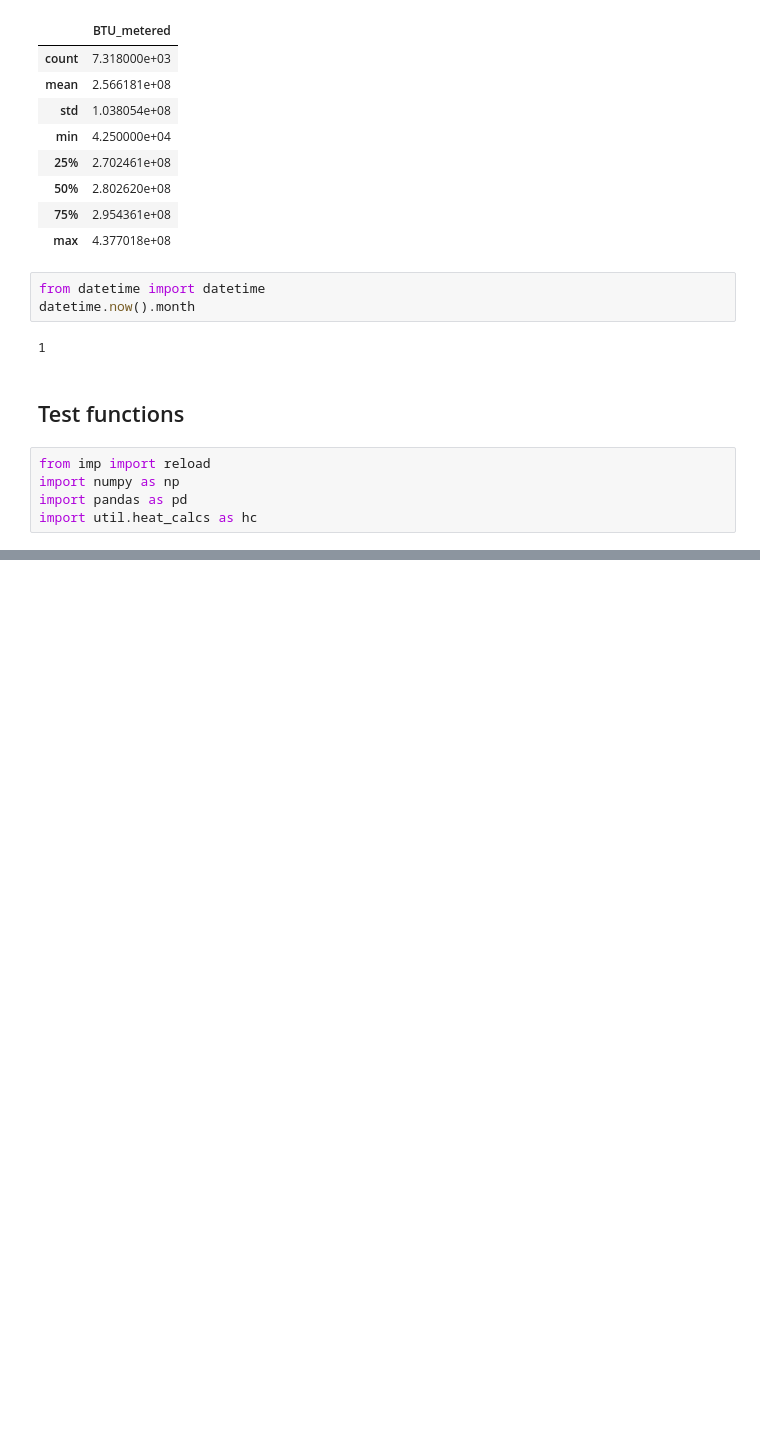
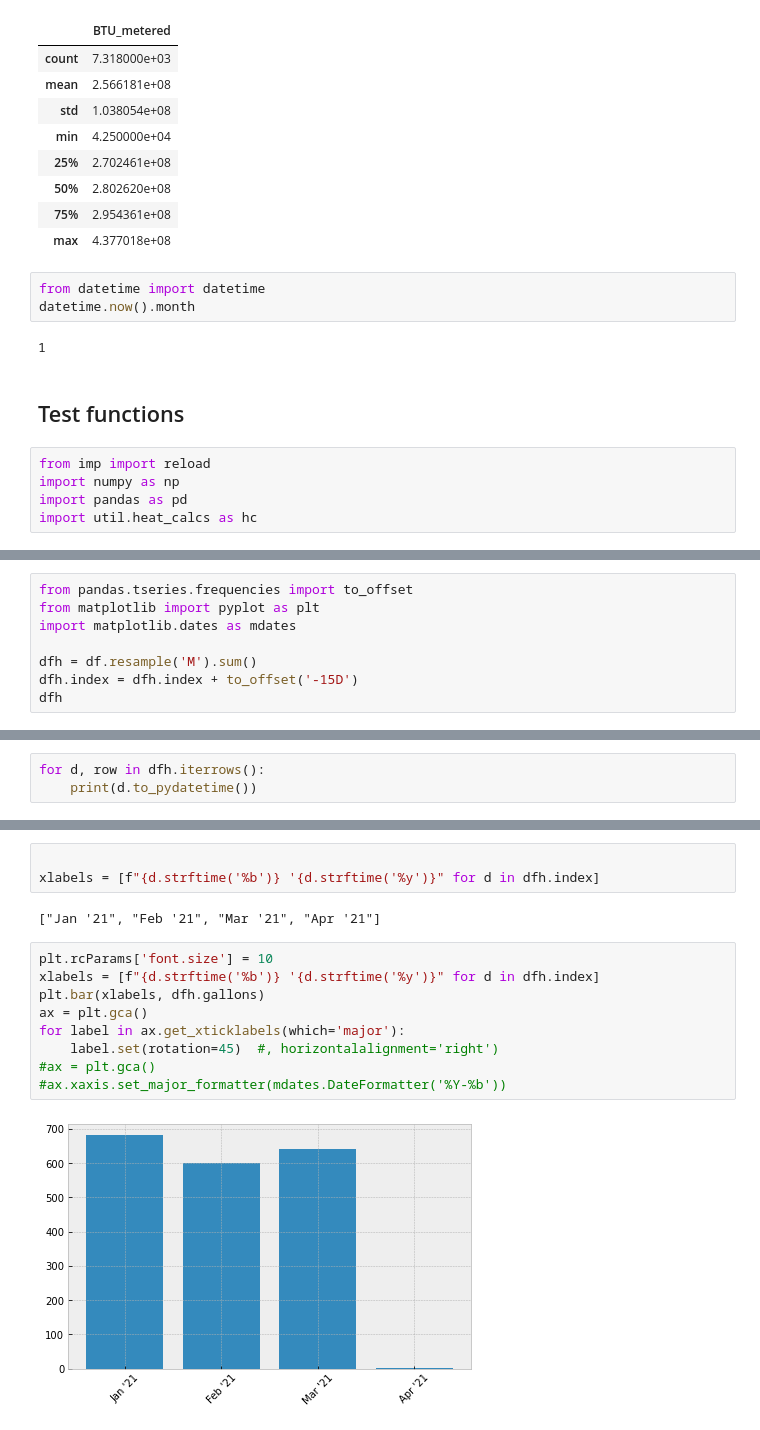
Before and after one commit to alanmitchell/heat-recovery-billing, a Jupyter notebook: heat_billing.ipynb, the cells around one changed output, grey strips where cells are left out. Cells and saved outputs as stored; diff of their text form; blank space fills up the shorter version.

```diff
--- a/heat_billing.ipynb
+++ b/heat_billing.ipynb
@@ -235,0 +248,8 @@ False
+# %%
+from pandas.tseries.frequencies import to_offset
+from matplotlib import pyplot as plt
+import matplotlib.dates as mdates
+
+dfh = df.resample('M').sum()
+dfh.index = dfh.index + to_offset('-15D')
+dfh
@@ -235,0 +262,3 @@ False
+# %%
+for d, row in dfh.iterrows():
+    print(d.to_pydatetime())
@@ -235,0 +270,16 @@ False
+# %%
+
+xlabels = [f"{d.strftime('%b')} '{d.strftime('%y')}" for d in dfh.index]
+# %% [output]
+["Jan '21", "Feb '21", "Mar '21", "Apr '21"]
+# %%
+plt.rcParams['font.size'] = 10
+xlabels = [f"{d.strftime('%b')} '{d.strftime('%y')}" for d in dfh.index]
+plt.bar(xlabels, dfh.gallons)
+ax = plt.gca()
+for label in ax.get_xticklabels(which='major'):
+    label.set(rotation=45)  #, horizontalalignment='right')
+#ax = plt.gca()
+#ax.xaxis.set_major_formatter(mdates.DateFormatter('%Y-%b'))
+# %% [output]
+[figure, added]
```
Also changed, not shown: parts of 12 cells of this notebook, 7 other files.
